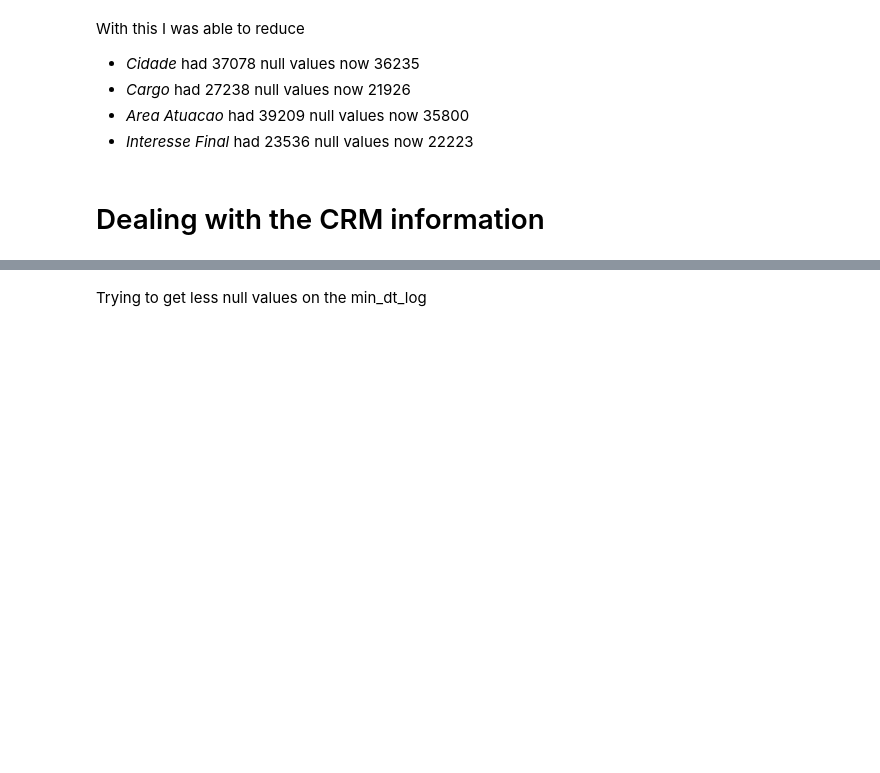
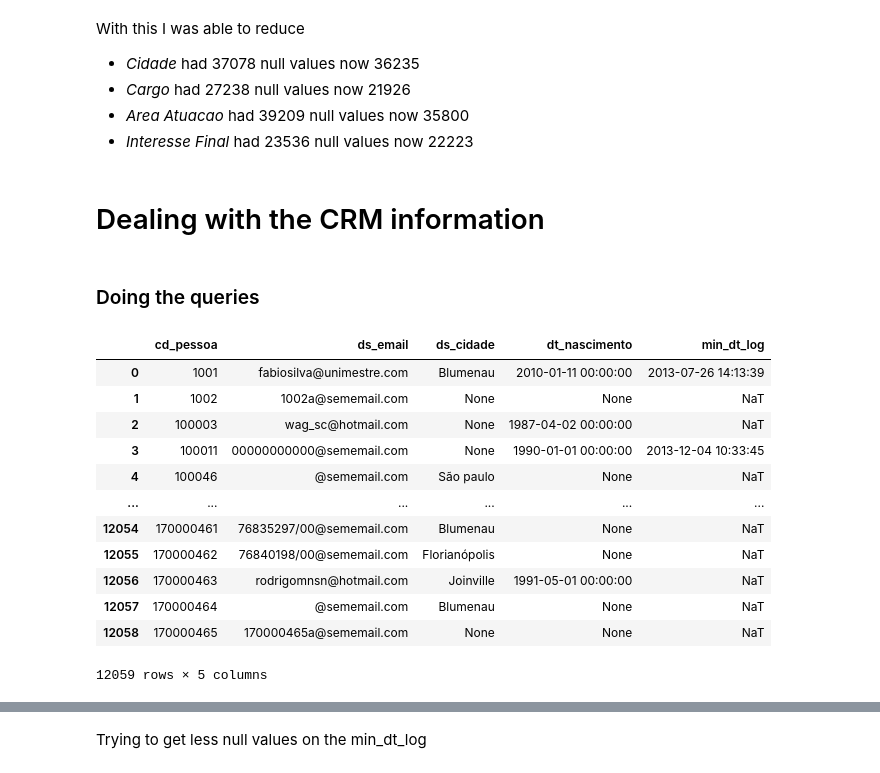
Before and after one commit to anaaristow/sustentare_analytics, a Jupyter notebook: eda_etl/extracting.ipynb, the cells around one changed output, grey strips where cells are left out. Saved outputs shown, nothing was run; the diff lists cells and outputs as text; code cells hidden in the pictures; blank space fills up the shorter version.

```diff
--- a/eda_etl/extracting.ipynb
+++ b/eda_etl/extracting.ipynb
@@ -249,3 +328,79 @@ name_student = pd.read_csv("../data/name_student_unimestre.csv")
+# %% [markdown]
+### Doing the queries
+# %%
+# Database connection details
+db_config = {
+    'user': 'um_acesso_bi',
+    'password': password,
+    'host': '186.250.185.72',
+    'database': 'unimestre'
+}
+
+def connect_to_database(config):
+    try:
+        connection = mysql.connector.connect(**config)
+        return connection
+    except Exception as e:
+        print(f"Error connecting to the MySQL database: {e}")
+        return None
+
+db_connection = connect_to_database(db_config)
+# %%
+def get_student_information(connection):
+
+
+    if connection is None:
+        return "Connection to database failed."
+
+    cursor = connection.cursor()
+    cursor.execute("SHOW TABLES")
+    tables = cursor.fetchall()
+
+    query = f'''SELECT
+    pessoas.cd_pessoa,
+    moodle.ds_email,
+    CONCAT(UPPER(SUBSTRING(pessoas.ds_cidade, 1, 1)), LOWER(SUBSTRING(pessoas.ds_cidade, 2))) as ds_cidade,
+    pessoas.dt_nascimento,
+    log.min_dt_log
+    FROM
+    unimestre.pessoas AS pessoas
+JOIN
+    unimestre_moodle.view_moodle_pessoas AS moodle
+    ON pessoas.cd_pessoa = moodle.cd_pessoa
+LEFT JOIN (
+    SELECT
+        cd_pessoa,
+        MIN(dt_log) as min_dt_log
+    FROM
+        unimestre.diario_logs
+    GROUP BY
+        cd_pessoa
+) AS log ON pessoas.cd_pessoa = log.cd_pessoa
+limit 1000000;
+'''
+    df = pd.read_sql(query, connection)
+    df = df.groupby('ds_email').first().reset_index()
+
+    cursor.close()
+
+    return df
+
+info_student_unimestre = get_student_information(db_connection)
+info_student_unimestre
+# %% [output]
+|  | cd_pessoa | ds_email | ds_cidade | dt_nascimento | min_dt_log |
+| 0 | 1001 | fabiosilva@unimestre.com | Blumenau | 2010-01-11 00:00:00 | 2013-07-26 14:13:39 |
+| 1 | 1002 | 1002a@sememail.com | None | None | NaT |
+| 2 | 100003 | wag_sc@hotmail.com | None | 1987-04-02 00:00:00 | NaT |
+| 3 | 100011 | 00000000000@sememail.com | None | 1990-01-01 00:00:00 | 2013-12-04 10:33:45 |
+| 4 | 100046 | @sememail.com | São paulo | None | NaT |
+| ... | ... | ... | ... | ... | ... |
+| 12054 | 170000461 | 76835297/00@sememail.com | Blumenau | None | NaT |
+| 12055 | 170000462 | 76840198/00@sememail.com | Florianópolis | None | NaT |
+| 12056 | 170000463 | rodrigomnsn@hotmail.com | Joinville | 1991-05-01 00:00:00 | NaT |
+| 12057 | 170000464 | @sememail.com | Blumenau | None | NaT |
+| 12058 | 170000465 | 170000465a@sememail.com | None | None | NaT |
+12059 rows × 5 columns
 # %%
 info_student_unimestre.isna().sum()
 # %% [output]
```
Also changed, not shown: parts of 30 cells of this notebook.
